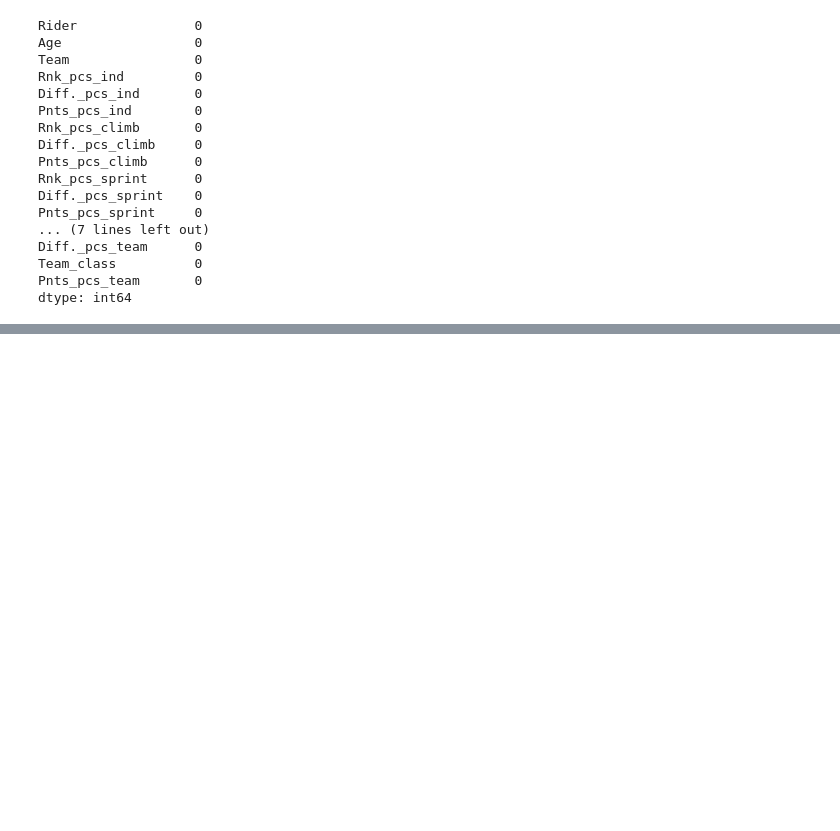
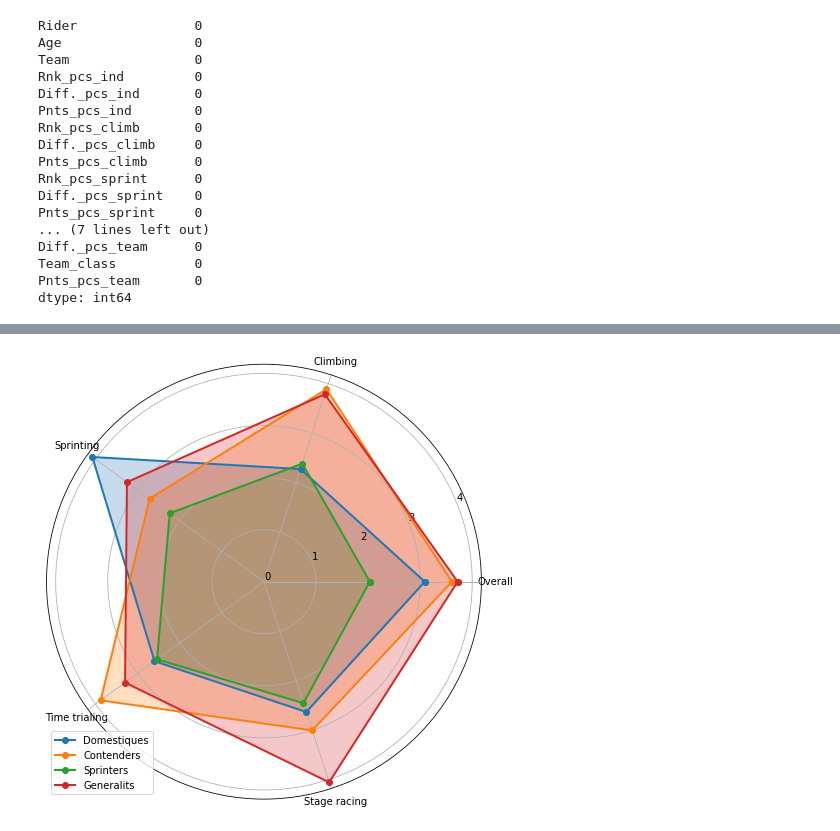
Before and after one commit to fedalza/lighthouse-data-notes, a Jupyter notebook: Final_project/imputer_script.ipynb, the cells around one changed output, grey strips where cells are left out. Cells and saved outputs as stored; diff of their text form; code cells hidden in the pictures; blank space fills up the shorter version.

```diff
--- a/Final_project/imputer_script.ipynb
+++ b/Final_project/imputer_script.ipynb
@@ -69,0 +213,4 @@ dtype: int64
+# %%
+from sklearn.cluster import DBSCAN
+clustering = DBSCAN(eps=3, min_samples=2).fit(df_scaled.drop(columns=['Rnk_pcs_ind','Rnk_pcs_climb','Rnk_pcs_sprint','Rnk_pcs_gc','Rnk_pcs_tt','Rnk_pcs_team','Rnk_uci_ind','Pnts_uci_ind','Rnk_uci_gc','Rnk_uci_team','k_means']))
+df_scaled['clusters'] = clustering.labels_
@@ -69,0 +231,4 @@ dtype: int64
+# %%
+kmeanModel = KMeans(n_clusters=4,n_init=10,random_state=0)
+kmeanModel.fit(df_scaled.drop(columns=['Rnk_pcs_ind','Rnk_pcs_climb','Rnk_pcs_sprint','Rnk_pcs_gc','Rnk_pcs_tt','Rnk_pcs_team','Rnk_uci_ind','Pnts_uci_ind','Rnk_uci_gc','Rnk_uci_team','k_means']))
+df_scaled['k_means']=kmeanModel.predict(df_scaled.drop(columns=['Rnk_pcs_ind','Rnk_pcs_climb','Rnk_pcs_sprint','Rnk_pcs_gc','Rnk_pcs_tt','Rnk_pcs_team','Rnk_uci_ind','Pnts_uci_ind','Rnk_uci_gc','Rnk_uci_team','k_means']))
@@ -69,0 +252,32 @@ dtype: int64
+# %%
+import matplotlib.pyplot as plt
+import numpy as np
+
+labels=['Overall', 'Climbing', 'Sprinting', 'Time trialing', 'Stage racing']
+markers = [-3, -2, -1, 0, 1]
+str_markers = ["0", "1", "2", "3", "4"]
+names = ['Domestiques', 'Contenders','Sprinters','Generalits']
+
+labels = np.array(labels)
+
+angles = np.linspace(0, 2*np.pi, len(labels), endpoint=False)
+angles = np.concatenate((angles,[angles[0]]))
+
+fig= plt.figure(figsize=(16,8))
+ax = fig.add_subplot(111, polar=True)
+
+for i in range(4):
+    data_k = df_scaled[df_scaled.k_means==i]
+    stats = np.concatenate(([data_k.Pnts_pcs_ind.mean(),data_k.Pnts_pcs_climb.mean(),data_k.Pnts_pcs_sprint.mean(),data_k.Pnts_pcs_tt.mean(),data_k.Pnts_pcs_gc.mean()],[data_k.Pnts_pcs_ind.mean()]))
+
+    ax.plot(angles, stats, 'o-', linewidth=2)
+    ax.fill(angles, stats, alpha=0.25)
+ax.set_thetagrids(angles * 180/np.pi, labels)
+plt.yticks(markers,labels=str_markers)
+    #ax.set_title(name)
+    #fig.set_label(names[i])
+ax.legend(names)
+ax.grid(True)
+plt.show()
+# %% [output]
+[figure, added]
```
Also changed, not shown: parts of 21 cells of this notebook, 7 other files.
